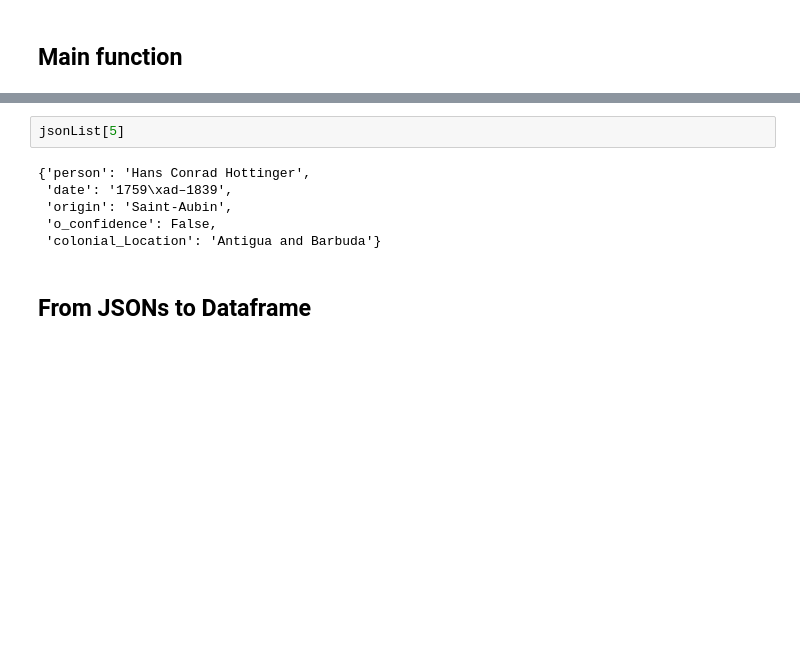
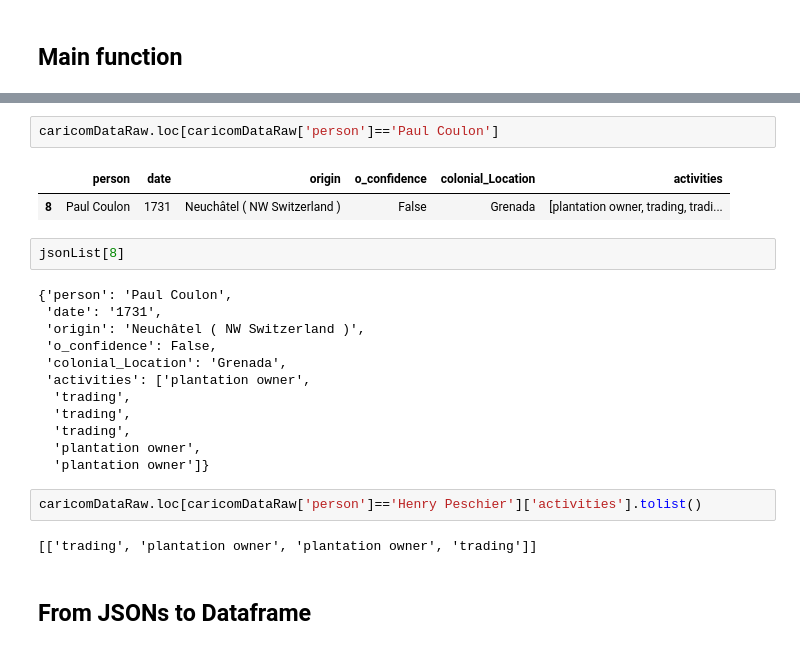
Before and after one commit to ych-wang/Colonial-heritage-in-Switzerland, a Jupyter notebook: caricom-text-processing.ipynb, the cells around one changed output, grey strips where cells are left out. Drawn from its saved outputs; the diff is of its cells as text; blank space fills up the shorter version.

```diff
--- a/caricom-text-processing.ipynb
+++ b/caricom-text-processing.ipynb
@@ -774,11 +729,26 @@ len(jsonList)
+# %%
+caricomDataRaw.loc[caricomDataRaw['person']=='Paul Coulon']
+# %% [output]
+|  | person | date | origin | o_confidence | colonial_Location | activities |
+| 8 | Paul Coulon | 1731 | Neuchâtel ( NW Switzerland ) | False | Grenada | [plantation owner, trading, tradi... |
 # %%
-jsonList[5]
+jsonList[8]
 # %% [output]
-{'person': 'Hans Conrad Hottinger',
- 'date': '1759\xad–1839',
- 'origin': 'Saint-Aubin',
+{'person': 'Paul Coulon',
+ 'date': '1731',
+ 'origin': 'Neuchâtel ( NW Switzerland )',
  'o_confidence': False,
- 'colonial_Location': 'Antigua and Barbuda'}
+ 'colonial_Location': 'Grenada',
+ 'activities': ['plantation owner',
+  'trading',
+  'trading',
+  'trading',
+  'plantation owner',
+  'plantation owner']}
+# %%
+caricomDataRaw.loc[caricomDataRaw['person']=='Henry Peschier']['activities'].tolist()
+# %% [output]
+[['trading', 'plantation owner', 'plantation owner', 'trading']]
 # %% [markdown]
 ## From JSONs to Dataframe
 # %%
```
Also changed, not shown: parts of 42 cells of this notebook, 3 other files.
